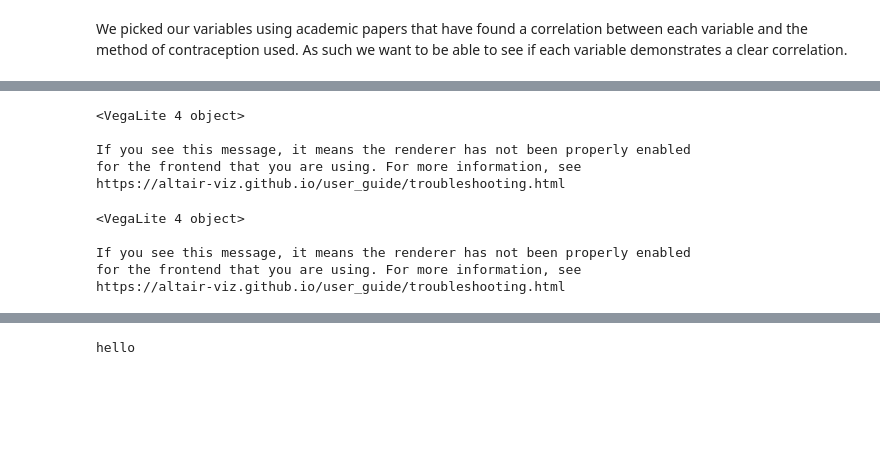
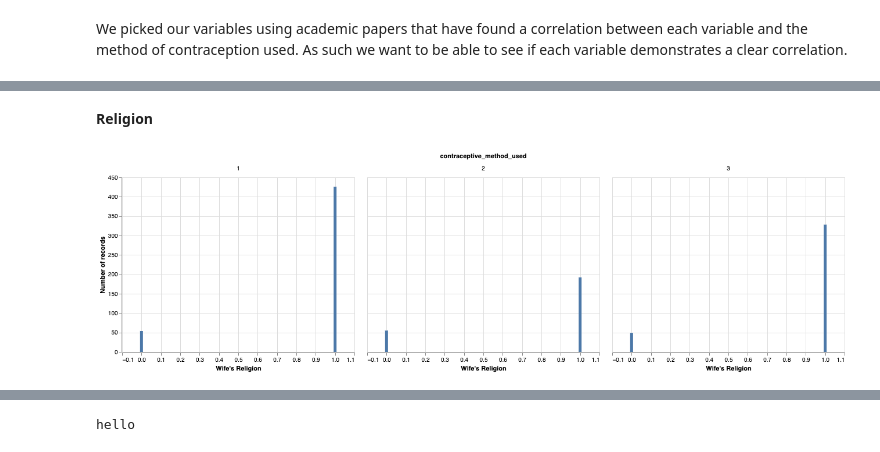
Before and after one commit to kennaroozendaal/DSCI-100-Group-Project-15-, a Jupyter notebook: Project/Project_proposal.ipynb, the cells around one changed output, grey strips where cells are left out. Saved outputs shown, nothing was run; the diff lists cells and outputs as text; code cells hidden in the pictures; blank space fills up the shorter version.

```diff
--- a/Project/Project_proposal.ipynb
+++ b/Project/Project_proposal.ipynb
@@ -155,26 +183,10 @@ dtype: int64
+# %% [markdown]
+**Religion**
 # %%
-living_standard_correlation = alt.Chart(cmc_train, title = "Distribution of Standard of Living For Each Method of Contraception Used").mark_bar(size=10).encode(
-    x = alt.X("contraceptive_method_used", title = "Contraceptive method used"),
-    y = alt.Y("count()", title = "Number of records"),
-    color = alt.Color("standard_of_living_index")
-).properties(width=100)
-living_standard_correlation
+wife_religion_correlation = alt.Chart(cmc_train, title = "Religion vs. Method of Contraception Used").mark_bar().encode(
+    x = alt.X("wife_religion", title = "Wife's Religion"),
+    y = alt.Y("count()", title = "Number of records")
+).facet("contraceptive_method_used")
+wife_religion_correlation
 # %% [output]
-<VegaLite 4 object>
-
-If you see this message, it means the renderer has not been properly enabled
-for the frontend that you are using. For more information, see
-https://altair-viz.github.io/user_guide/troubleshooting.html
+[figure, added]
-# %%
-living_religion_correlation = alt.Chart(cmc_train, title = "Distribution of Standard of Living For Each Method of Contraception Used").mark_bar(size=10).encode(
-    x = alt.X("contraceptive_method_used", title = "Contraceptive method used"),
-    y = alt.Y("count()", title = "Number of records"),
-    color = alt.Color("wife_religion")
-).properties(width=100)
-living_religion_correlation
-# %% [output]
-<VegaLite 4 object>
-
-If you see this message, it means the renderer has not been properly enabled
-for the frontend that you are using. For more information, see
-https://altair-viz.github.io/user_guide/troubleshooting.html
```
Also changed, not shown: parts of 17 cells of this notebook.
